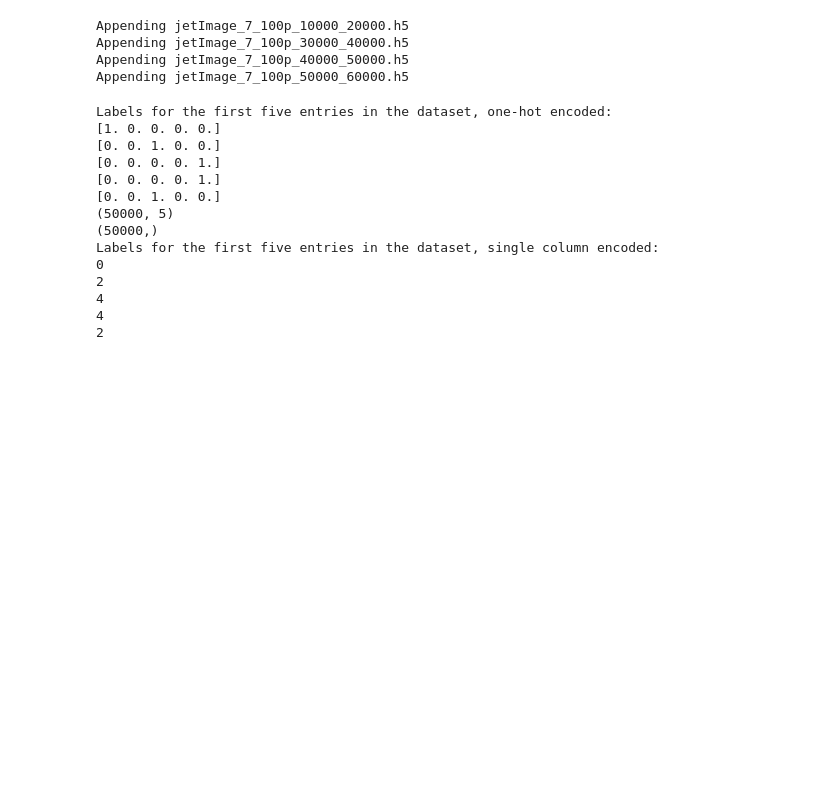
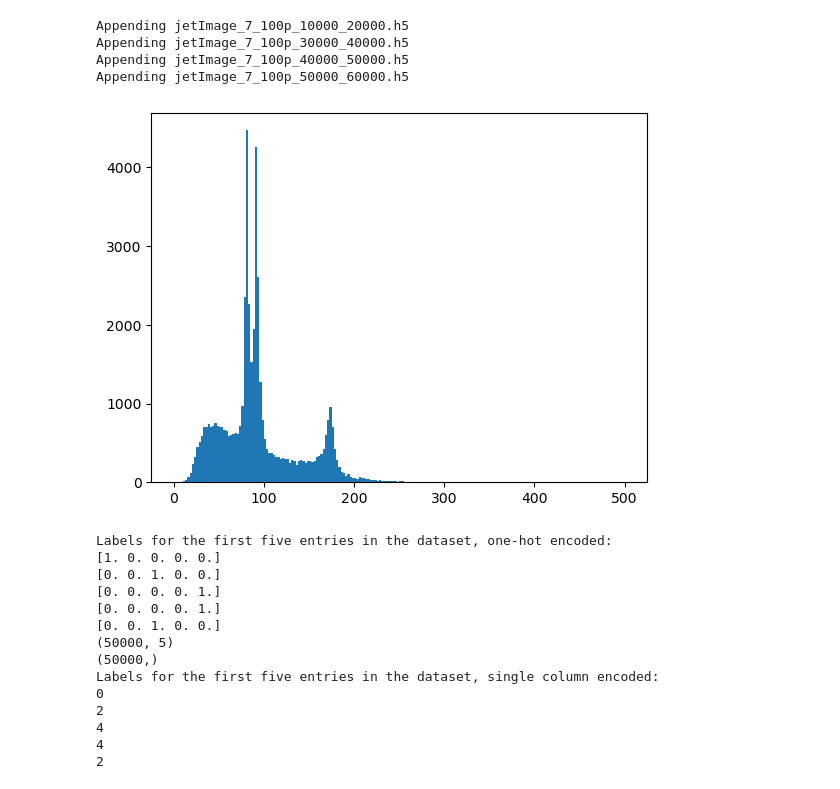
Before and after one commit to ChSonnabend/SSI_2023, a Jupyter notebook: EF4/Chris.ipynb, the cells around one changed output. Drawn from its saved outputs; the diff is of its cells as text; code cells hidden in the pictures; blank space fills up the shorter version.

```diff
--- a/EF4/Chris.ipynb
+++ b/EF4/Chris.ipynb
@@ -48,6 +49,7 @@ print(list(f.keys()))
 target_onehot = np.array([])
 jetList = np.array([])
 jetImages = np.array([])
+mass = np.array([])
 features_names = dict()
 datafiles = ['jetImage_7_100p_0_10000.h5',
              'jetImage_7_100p_10000_20000.h5',
@@ -61,6 +63,7 @@ for i_f,fileIN in enumerate(datafiles):
     jetList_file = np.array(f.get("jetConstituentList"))
     target_file = np.array(f.get('jets')[0:,-6:-1])
     jetImages_file = np.array(f.get('jetImage'))
+    mass = np.concatenate((mass, np.array(f.get("jets")[:,np.array(f["jetFeatureNames"])==b'j_mass']).flatten()))
     jetList = np.concatenate([jetList, jetList_file], axis=0) if jetList.size else jetList_file
     target_onehot = np.concatenate([target_onehot, target_file], axis=0) if target_onehot.size else target_file
     jetImages = np.concatenate([jetImages, jetImages_file], axis=0) if jetImages.size else jetImages_file
@@ -70,12 +73,20 @@ for i_f,fileIN in enumerate(datafiles):
       for feat_idx,feat_name in enumerate(list(f['particleFeatureNames'])[:-1]):
         features_names[feat_name.decode("utf-8").replace('j1_','')] = feat_idx
     f.close()
+
+max_mass = np.max(mass)
+target_reg = mass/max_mass
 # %% [output]
 Appending jetImage_7_100p_0_10000.h5
 Appending jetImage_7_100p_10000_20000.h5
 Appending jetImage_7_100p_30000_40000.h5
 Appending jetImage_7_100p_40000_50000.h5
 Appending jetImage_7_100p_50000_60000.h5
+# %%
+plt.hist(mass, range=[0,500], bins=200)
+plt.show()
+# %% [output]
+[figure, added]
 # %%
 print("Labels for the first five entries in the dataset, one-hot encoded:")
 for i in range(5):
```
Also changed, not shown: parts of 8 cells of this notebook, 2 other files.
